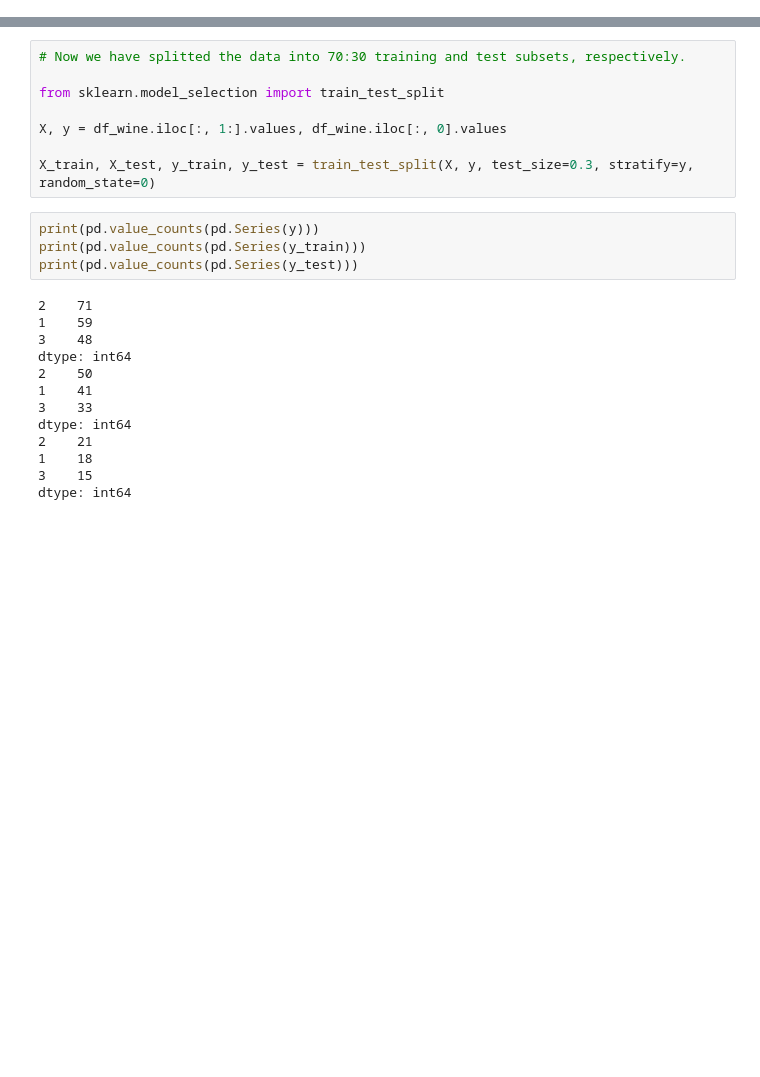
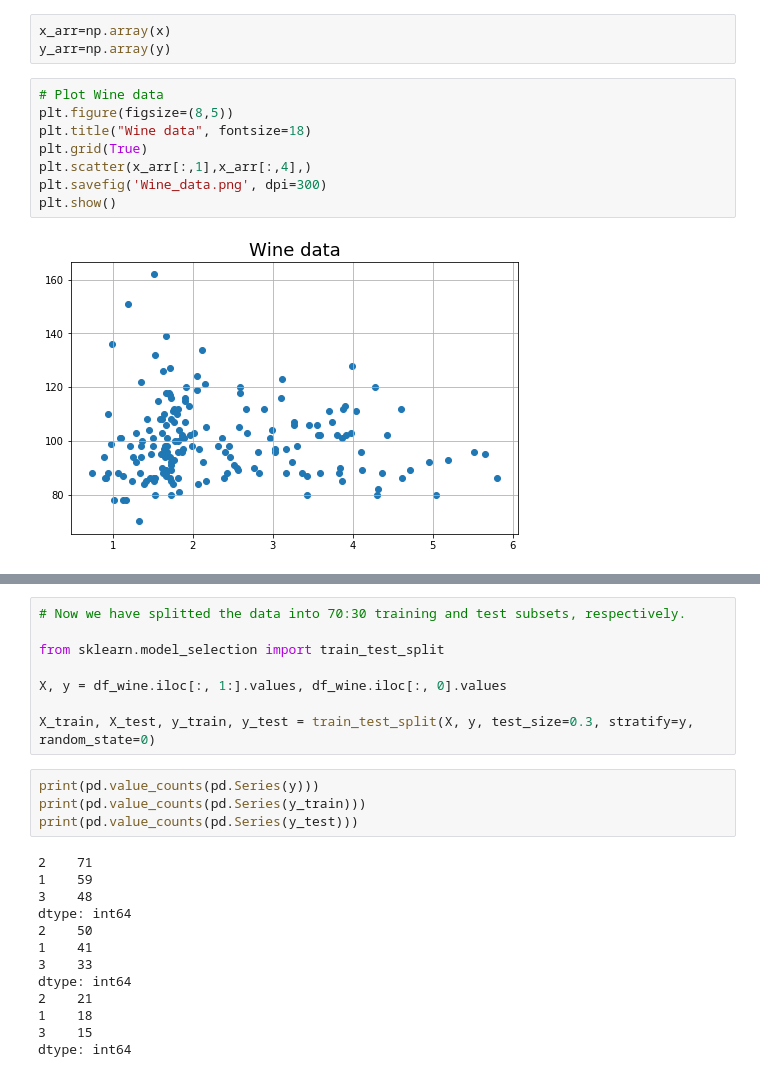
Before and after one commit to mahaairshad/CE888_si19783, a Jupyter notebook: Lab3/Lab_3.ipynb, the cells around one changed output, grey strips where cells are left out. Drawn from its saved outputs; the diff is of its cells as text; blank space fills up the shorter version.

```diff
--- a/Lab3/Lab_3.ipynb
+++ b/Lab3/Lab_3.ipynb
@@ -342,0 +73,13 @@ Index(['Class label'], dtype='object')
+# %%
+x_arr=np.array(x)
+y_arr=np.array(y)
+# %%
+# Plot Wine data
+plt.figure(figsize=(8,5))
+plt.title("Wine data", fontsize=18)
+plt.grid(True)
+plt.scatter(x_arr[:,1],x_arr[:,4],)
+plt.savefig('Wine_data.png', dpi=300)
+plt.show()
+# %% [output]
+[figure, added]
```
Also changed, not shown: parts of 53 cells of this notebook.
